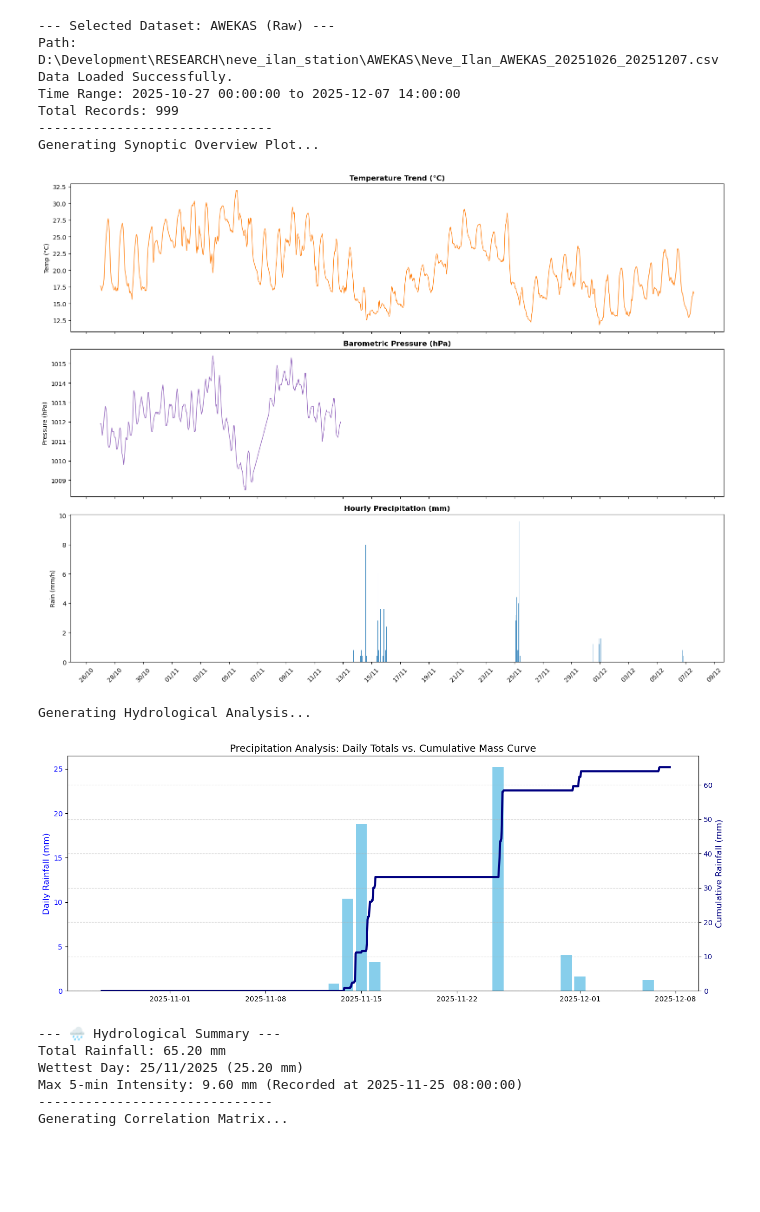
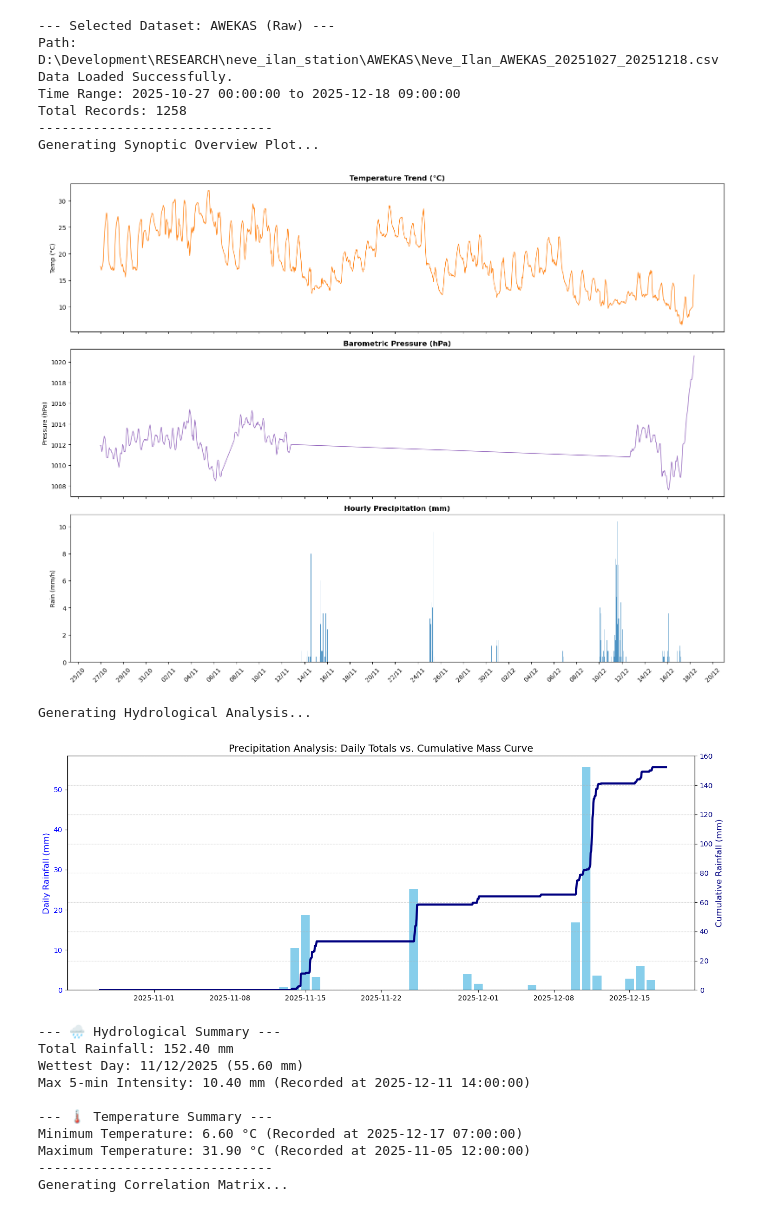
Before and after one commit to raznuss/meteo_station, a Jupyter notebook: data_analysis.ipynb, the cells around one changed output. Drawn from its saved outputs; the diff is of its cells as text; code cells hidden in the pictures; blank space fills up the shorter version.

```diff
--- a/data_analysis.ipynb
+++ b/data_analysis.ipynb
@@ -9,18 +9,17 @@ import os
 # --- 1. CONFIGURATION: DATASET SELECTION ---
 
 # Define the paths to your 3 datasets
-# MAKE SURE the filenames for 1 and 2 match exactly what you have on your disk!
 base_dir = r"D:\Development\RESEARCH\neve_ilan_station"
 
 datasets = {
-    1: "WUG (Raw)",       # Name for display
+    1: "WUG (Raw)",
     2: "AWEKAS (Raw)",
     3: "Unified (Final)"
 }
 
 paths = {
-    1: os.path.join(base_dir, "WUG", "Neve_Ilan_WUG_20251026_20251207.csv"),     # <--- Update filename if needed
-    2: os.path.join(base_dir, "AWEKAS", "Neve_Ilan_AWEKAS_20251026_20251207.csv"), # <--- Update filename if needed
+    1: os.path.join(base_dir, "WUG", "Neve_Ilan_WUG_20251026_20251218.csv"),
+    2: os.path.join(base_dir, "AWEKAS", "Neve_Ilan_AWEKAS_20251027_20251218.csv"),
     3: os.path.join(base_dir, "Unified_Complete_Weather.csv")
 }
 
@@ -37,11 +36,7 @@ print(f"Path: {file_path}")
 
 if not os.path.exists(file_path):
     print(f"❌ CRITICAL ERROR: File not found!\nCheck the path: {file_path}")
-    # Stop execution if file missing
     raise FileNotFoundError("Selected file does not exist.")
-
-# --- 2. DATA LOADING ... (Continue with the rest of the code) ---
-# ...
 
 # --- 2. DATA LOADING & PREPROCESSING ---
 try:
@@ -67,11 +62,11 @@ try:
     print(f"Total Records: {len(df)}")
     print("-" * 30)
 
-except FileNotFoundError:
-    print(f"Error: File not found at {file_path}")
+except Exception as e:
+    print(f"Error during loading: {e}")
     exit()
 
-# --- 3. VISUALIZATION: SYNOPTIC OVERVIEW (Temp, Pressure, Rain) ---
+# --- 3. VISUALIZATION: SYNOPTIC OVERVIEW ---
 print("Generating Synoptic Overview Plot...")
 fig, axes = plt.subplots(3, 1, figsize=(16, 12), sharex=True)
 
@@ -80,25 +75,24 @@ sns.lineplot(data=df, x=df.index, y='Temperature (C)', ax=axes[0], color='#ff7f0
 axes[0].set_title('Temperature Trend (°C)', fontsize=12, fontweight='bold')
 axes[0].set_ylabel('Temp (°C)')
 
-# Plot B: Pressure (good for identifying storm systems)
+# Plot B: Pressure
 sns.lineplot(data=df, x=df.index, y='Pressure (hPa)', ax=axes[1], color='#9467bd', linewidth=1)
 axes[1].set_title('Barometric Pressure (hPa)', fontsize=12, fontweight='bold')
 axes[1].set_ylabel('Pressure (hPa)')
 
-# Plot C: Precipitation (Hourly Sum for better visualization)
+# Plot C: Precipitation (Hourly Sum)
 hourly_rain = df['precipitation (mm)'].resample('H').sum()
 axes[2].bar(hourly_rain.index, hourly_rain.values, width=0.04, color='#1f77b4', alpha=0.8)
 axes[2].set_title('Hourly Precipitation (mm)', fontsize=12, fontweight='bold')
 axes[2].set_ylabel('Rain (mm/h)')
 
-# Format X-Axis dates
 axes[2].xaxis.set_major_formatter(mdates.DateFormatter('%d/%m'))
 axes[2].xaxis.set_major_locator(mdates.DayLocator(interval=2))
 plt.xticks(rotation=45)
 plt.tight_layout()
 plt.show()
 
-# --- 4. HYDROLOGICAL ANALYSIS (Daily & Cumulative) ---
+# --- 4. HYDROLOGICAL & TEMPERATURE ANALYSIS ---
 print("Generating Hydrological Analysis...")
 
 # Calculate Daily Stats
@@ -108,20 +102,17 @@ daily_stats = df.resample('D').agg({
 })
 daily_stats.columns = ['Rain_Total', 'Temp_Max', 'Temp_Min', 'Temp_Avg']
 
-# Calculate Cumulative Rain (Mass Curve)
+# Calculate Cumulative Rain
 df['Rain_Cumulative'] = df['precipitation (mm)'].cumsum()
 
 # Plot Daily vs Cumulative
 fig, ax1 = plt.subplots(figsize=(16, 6))
 
-# Bar Chart (Daily)
 ax1.bar(daily_stats.index, daily_stats['Rain_Total'], color='skyblue', label='Daily Rain', width=0.8)
 ax1.set_ylabel('Daily Rainfall (mm)', color='blue', fontsize=12)
 ax1.tick_params(axis='y', labelcolor='blue')
-ax1.grid(False) # Turn off grid for cleaner look with bars
 ax1.set_ylim(0)
 
-# Line Chart (Cumulative)
 ax2 = ax1.twinx()
 ax2.plot(df.index, df['Rain_Cumulative'], color='navy', linewidth=3, label='Cumulative Rain')
 ax2.set_ylabel('Cumulative Rainfall (mm)', color='navy', fontsize=12)
@@ -132,17 +123,27 @@ ax2.set_ylim(0)
 plt.title('Precipitation Analysis: Daily Totals vs. Cumulative Mass Curve', fontsize=14)
 plt.show()
 
-# Print Key Hydrological Stats
+# Key Statistical Calculations
 total_rain = df['precipitation (mm)'].sum()
 max_intensity_5min = df['precipitation (mm)'].max()
 time_max_intensity = df['precipitation (mm)'].idxmax()
 wettest_day_val = daily_stats['Rain_Total'].max()
 wettest_day_date = daily_stats['Rain_Total'].idxmax()
 
+# Temperature Extremes
+min_temp_val = df['Temperature (C)'].min()
+min_temp_time = df['Temperature (C)'].idxmin()
+max_temp_val = df['Temperature (C)'].max()
+max_temp_time = df['Temperature (C)'].idxmax()
+
 print(f"\n--- 🌧️ Hydrological Summary ---")
 print(f"Total Rainfall: {total_rain:.2f} mm")
 print(f"Wettest Day: {wettest_day_date.strftime('%d/%m/%Y')} ({wettest_day_val:.2f} mm)")
 print(f"Max 5-min Intensity: {max_intensity_5min:.2f} mm (Recorded at {time_max_intensity})")
+
+print(f"\n--- 🌡️ Temperature Summary ---")
+print(f"Minimum Temperature: {min_temp_val:.2f} °C (Recorded at {min_temp_time})")
+print(f"Maximum Temperature: {max_temp_val:.2f} °C (Recorded at {max_temp_time})")
 print("-" * 30)
 
 # --- 5. CORRELATION MATRIX ---
@@ -150,7 +151,6 @@ print("Generating Correlation Matrix...")
 corr_cols = ['Temperature (C)', 'Humidity (%)', 'Pressure (hPa)',
              'precipitation (mm)', 'Wind Speed (km/h)', 'Solar Radiation (w/m2)']
 
-# Filter only existing columns
 existing_cols = [c for c in corr_cols if c in df.columns]
 corr_matrix = df[existing_cols].corr()
 
@@ -162,41 +162,45 @@ plt.show()
 # --- 6. DIURNAL CYCLE (Average Day) ---
 print("Generating Diurnal Cycle Plot...")
 hourly_avg = df.groupby(df.index.hour).mean(numeric_only=True)
 
 fig, ax1 = plt.subplots(figsize=(12, 6))
 
 # Temp
 ax1.plot(hourly_avg.index, hourly_avg['Temperature (C)'], 'r-o', linewidth=2, label='Temperature')
 ax1.set_xlabel('Hour of Day (0-23)', fontsize=12)
 ax1.set_ylabel('Avg Temperature (°C)', color='red', fontsize=12)
 ax1.tick_params(axis='y', labelcolor='red')
 ax1.set_xticks(range(0, 24))
 ax1.grid(True, alpha=0.3)
 
 # Humidity
 ax2 = ax1.twinx()
 ax2.plot(hourly_avg.index, hourly_avg['Humidity (%)'], 'b-o', linewidth=2, label='Humidity')
 ax2.set_ylabel('Avg Humidity (%)', color='blue', fontsize=12)
 ax2.tick_params(axis='y', labelcolor='blue')
 
 plt.title('Average Diurnal Cycle: Temperature vs. Humidity', fontsize=14)
 plt.show()
 
 print("--- Analysis Complete ---")
 # %% [output]
 --- Selected Dataset: AWEKAS (Raw) ---
-Path: D:\Development\RESEARCH\neve_ilan_station\AWEKAS\Neve_Ilan_AWEKAS_20251026_20251207.csv
+Path: D:\Development\RESEARCH\neve_ilan_station\AWEKAS\Neve_Ilan_AWEKAS_20251027_20251218.csv
 Data Loaded Successfully.
-Time Range: 2025-10-27 00:00:00 to 2025-12-07 14:00:00
-Total Records: 999
+Time Range: 2025-10-27 00:00:00 to 2025-12-18 09:00:00
+Total Records: 1258
 ------------------------------
 Generating Synoptic Overview Plot...
-[figure, old version]
+[figure, new version]
 Generating Hydrological Analysis...
-[figure, old version]
+[figure, new version]
 --- 🌧️ Hydrological Summary ---
-Total Rainfall: 65.20 mm
-Wettest Day: 25/11/2025 (25.20 mm)
-Max 5-min Intensity: 9.60 mm (Recorded at 2025-11-25 08:00:00)
+Total Rainfall: 152.40 mm
+Wettest Day: 11/12/2025 (55.60 mm)
+Max 5-min Intensity: 10.40 mm (Recorded at 2025-12-11 14:00:00)
+
+--- 🌡️ Temperature Summary ---
+Minimum Temperature: 6.60 °C (Recorded at 2025-12-17 07:00:00)
+Maximum Temperature: 31.90 °C (Recorded at 2025-11-05 12:00:00)
 ------------------------------
 Generating Correlation Matrix...
```
Also changed, not shown: parts of 3 cells of this notebook.
